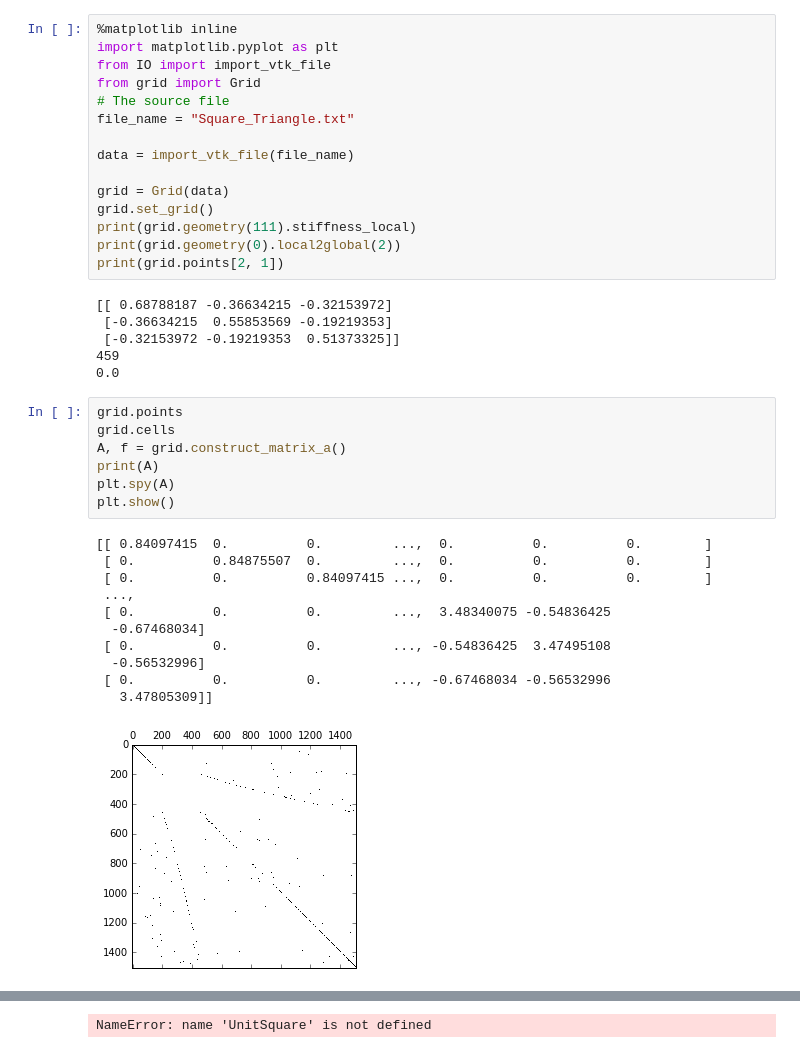
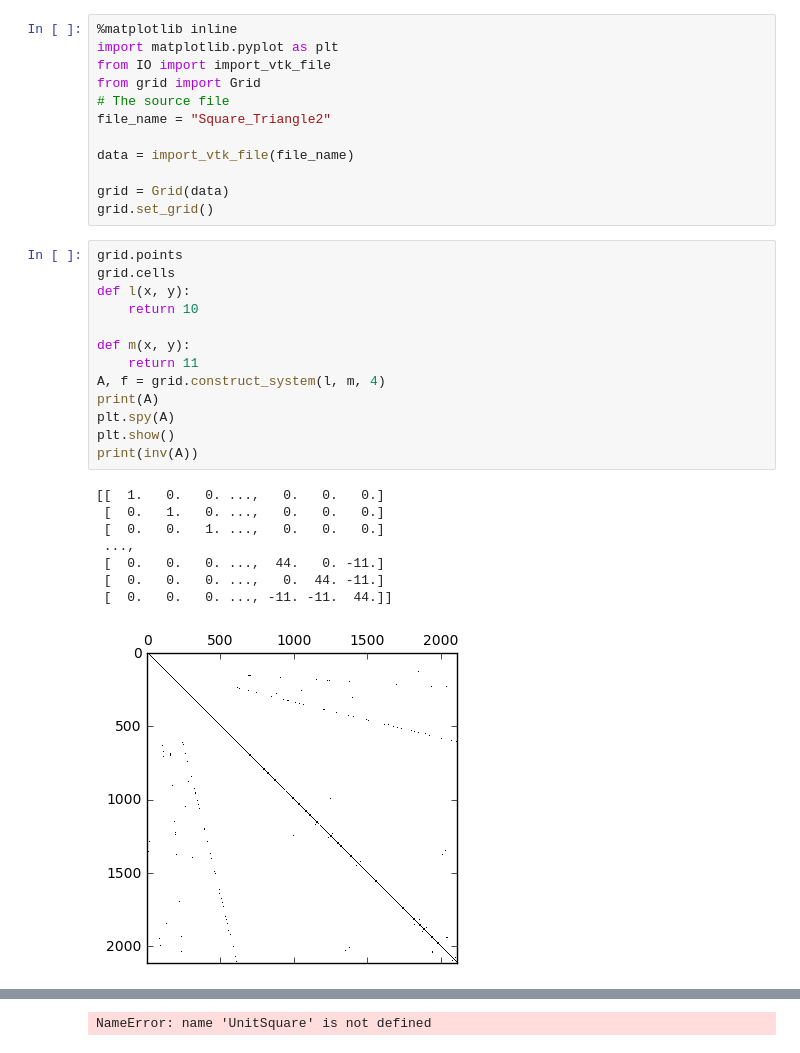
Before and after one commit to Usefulmaths/HPC-PHASM501, a Jupyter notebook: Coursework/Main.ipynb, the cells around one changed output, grey strips where cells are left out. Cells and saved outputs as stored; diff of their text form.

```diff
--- a/Coursework/Main.ipynb
+++ b/Coursework/Main.ipynb
@@ -25,37 +30,31 @@ import matplotlib.pyplot as plt
 from IO import import_vtk_file
 from grid import Grid
 # The source file
-file_name = "Square_Triangle.txt"
+file_name = "Square_Triangle2"
 
 data = import_vtk_file(file_name)
 
 grid = Grid(data)
 grid.set_grid()
-print(grid.geometry(111).stiffness_local)
-print(grid.geometry(0).local2global(2))
-print(grid.points[2, 1])
-# %% [output]
-[[ 0.68788187 -0.36634215 -0.32153972]
- [-0.36634215  0.55853569 -0.19219353]
- [-0.32153972 -0.19219353  0.51373325]]
-459
-0.0
 # %%
 grid.points
 grid.cells
-A, f = grid.construct_matrix_a()
+def l(x, y):
+    return 10
+
+def m(x, y):
+    return 11
+A, f = grid.construct_system(l, m, 4)
 print(A)
 plt.spy(A)
 plt.show()
+print(inv(A))
 # %% [output]
-[[ 0.84097415  0.          0.         ...,  0.          0.          0.        ]
- [ 0.          0.84875507  0.         ...,  0.          0.          0.        ]
- [ 0.          0.          0.84097415 ...,  0.          0.          0.        ]
+[[  1.   0.   0. ...,   0.   0.   0.]
+ [  0.   1.   0. ...,   0.   0.   0.]
+ [  0.   0.   1. ...,   0.   0.   0.]
  ...,
- [ 0.          0.          0.         ...,  3.48340075 -0.54836425
-  -0.67468034]
- [ 0.          0.          0.         ..., -0.54836425  3.47495108
-  -0.56532996]
- [ 0.          0.          0.         ..., -0.67468034 -0.56532996
-   3.47805309]]
+ [  0.   0.   0. ...,  44.   0. -11.]
+ [  0.   0.   0. ...,   0.  44. -11.]
+ [  0.   0.   0. ..., -11. -11.  44.]]
-[figure, old version]
+[figure, new version]
```
Also changed, not shown: parts of 20 cells of this notebook, 6 other files.
